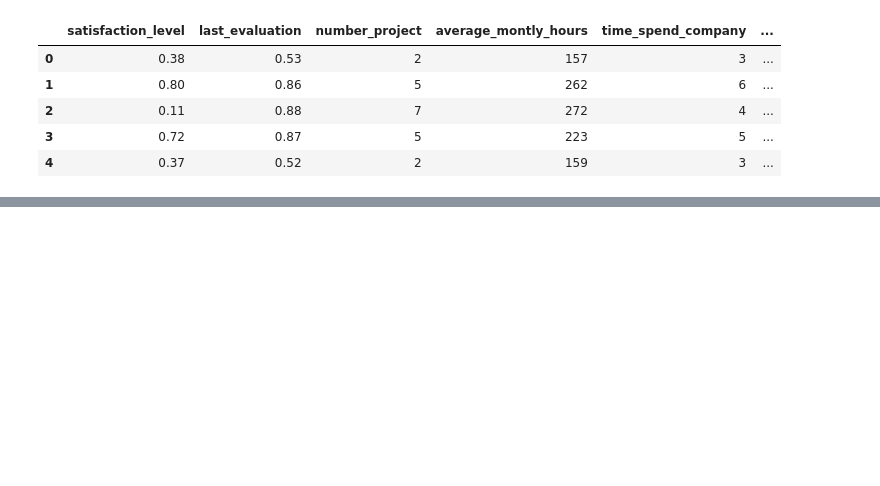
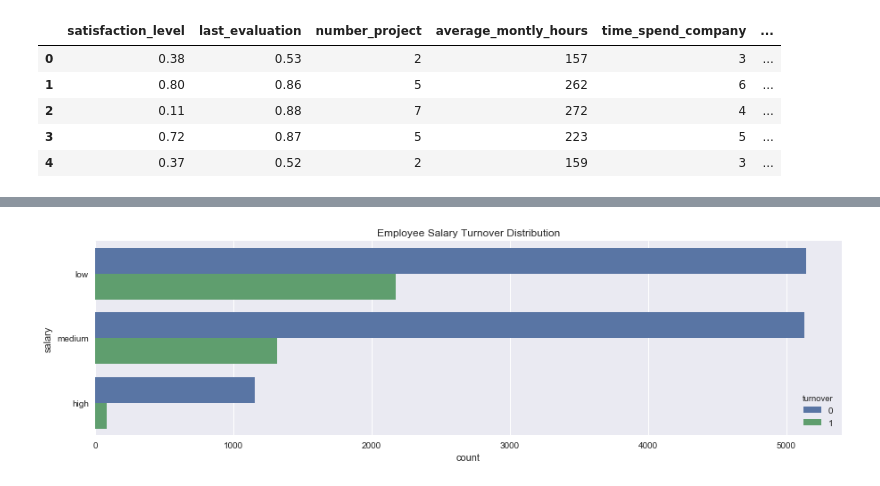
Before and after one commit to charliecf/data-science, a Jupyter notebook: learning/kag-human-resources/Analysis1.ipynb, the cells around one changed output, grey strips where cells are left out. Cells and saved outputs as stored; diff of their text form; code cells hidden in the pictures; blank space fills up the shorter version.

```diff
--- a/learning/kag-human-resources/Analysis1.ipynb
+++ b/learning/kag-human-resources/Analysis1.ipynb
@@ -20,0 +149,5 @@ df.head()
+# %%
+f, ax = plt.subplots(figsize=(15, 4))
+sns.countplot(y="salary", hue='turnover', data=df).set_title('Employee Salary Turnover Distribution');
+# %% [output]
+[figure, added]
```
Also changed, not shown: parts of 18 cells of this notebook.
